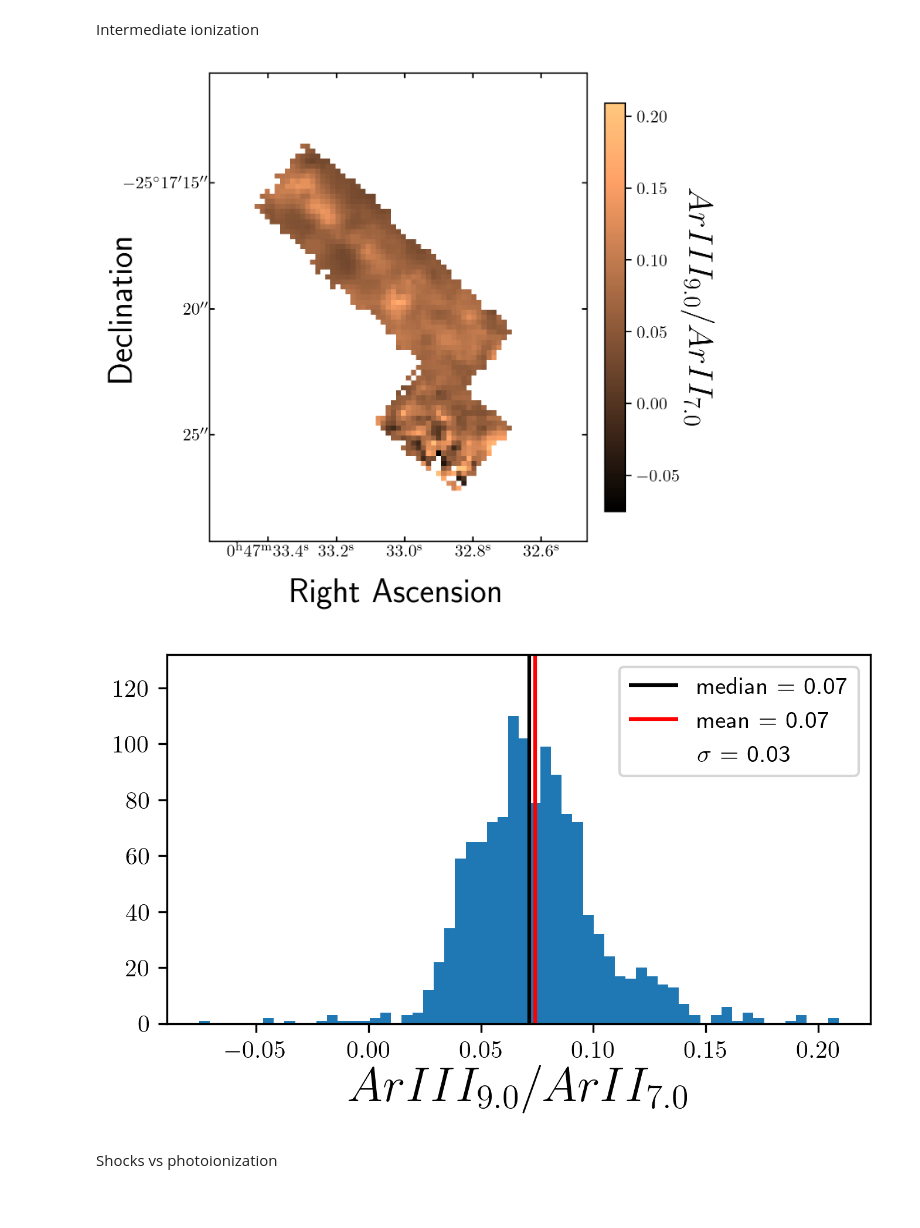
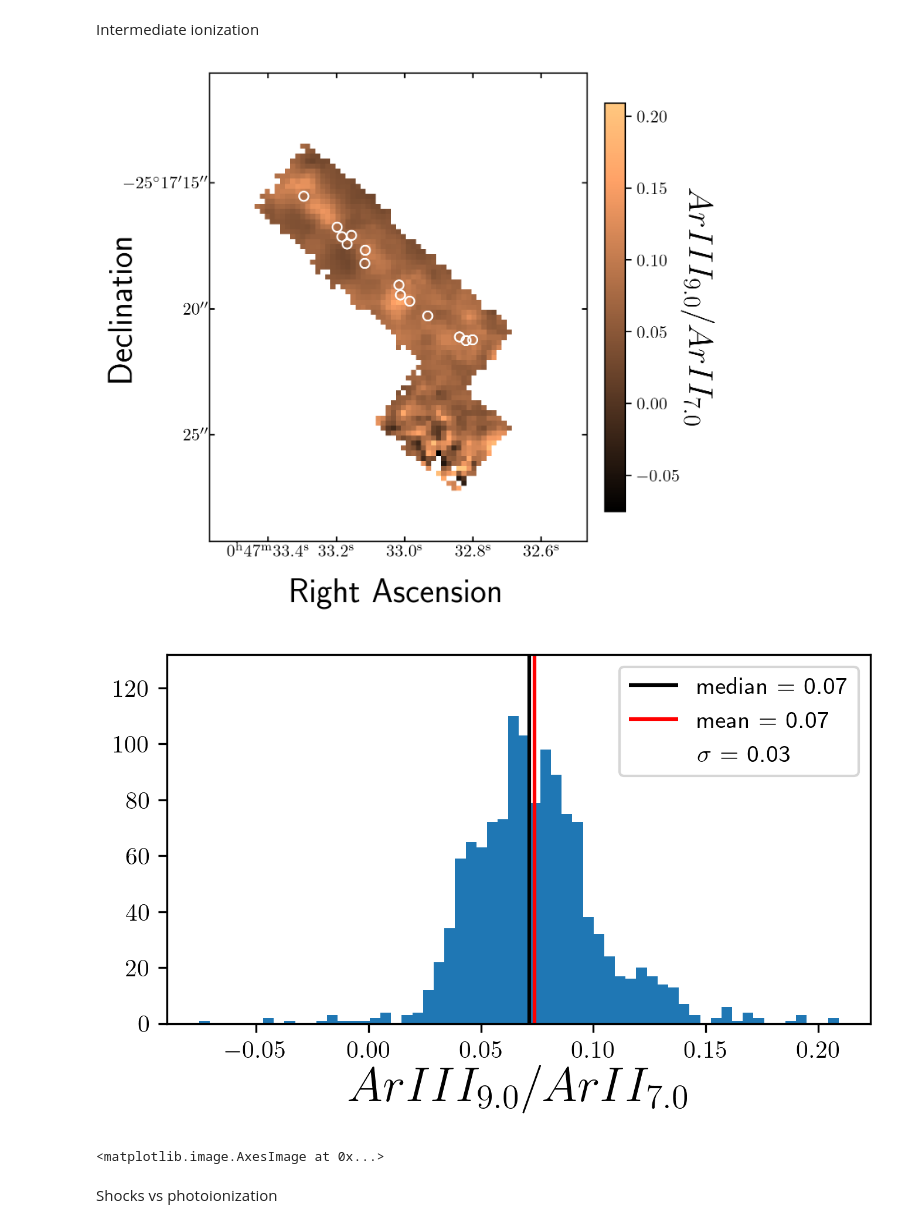
Before and after one commit to eacmills/ASTR-796-2025, a Jupyter notebook: task_6/JWST-NGC253-ASTR796-ratiomaps.ipynb, the cells around one changed output. Drawn from its saved outputs; the diff is of its cells as text; code cells hidden in the pictures.

```diff
--- a/task_6/JWST-NGC253-ASTR796-ratiomaps.ipynb
+++ b/task_6/JWST-NGC253-ASTR796-ratiomaps.ipynb
@@ -330,10 +412,11 @@ Hardness diagnostic, sensitive to metallicity
 # %% [markdown]
 Intermediate ionization
 # %%
-calculate_ratio_map(filenames['arIII'], filenames['arII'], extinction_maps['arIII'], extinction_maps['arII'], lab=r'$ArIII_{9.0}/ArII_{7.0}$', clrmap='copper')
+calculate_ratio_map('arIII', 'arII', lab=r'$ArIII_{9.0}/ArII_{7.0}$', clrmap='copper', show_regions=True)
 # %% [output]
-[figure, old version]
+[figure, new version]
-[figure, old version]
+[figure, new version]
+<matplotlib.image.AxesImage at 0x...>
 # %% [markdown]
 Shocks vs photoionization
 # %%
```
Also changed, not shown: parts of 7 cells of this notebook.
